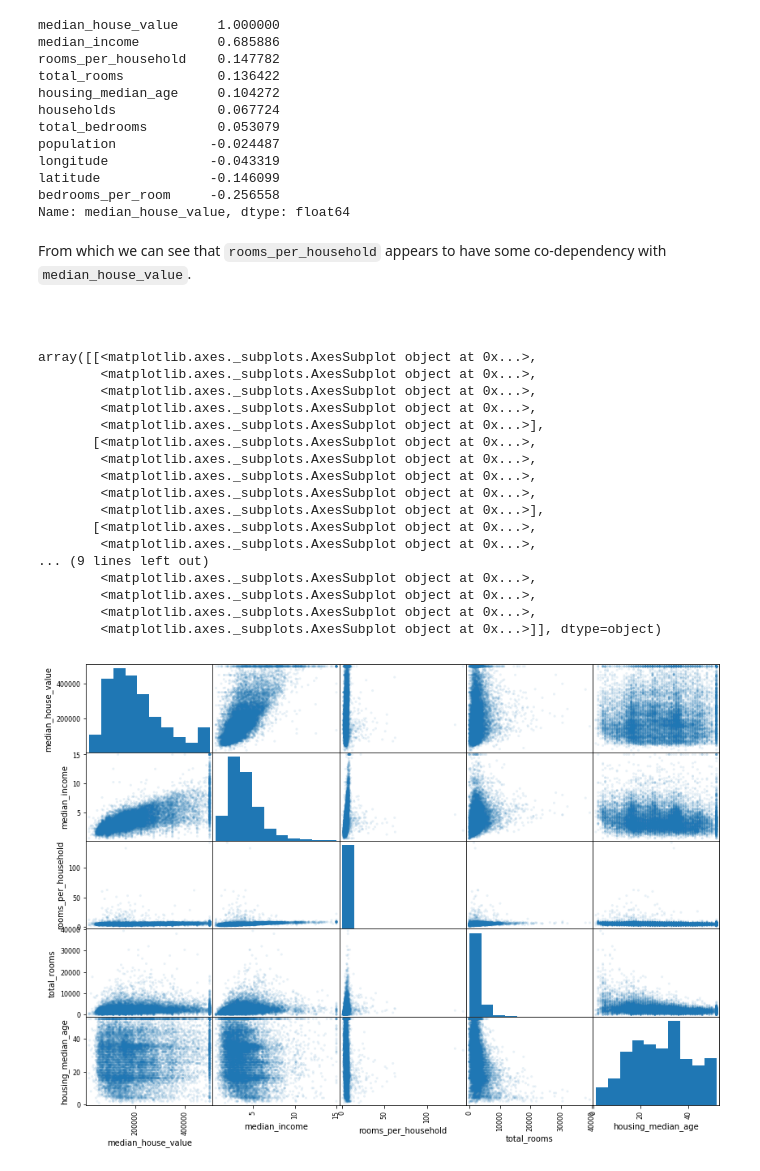
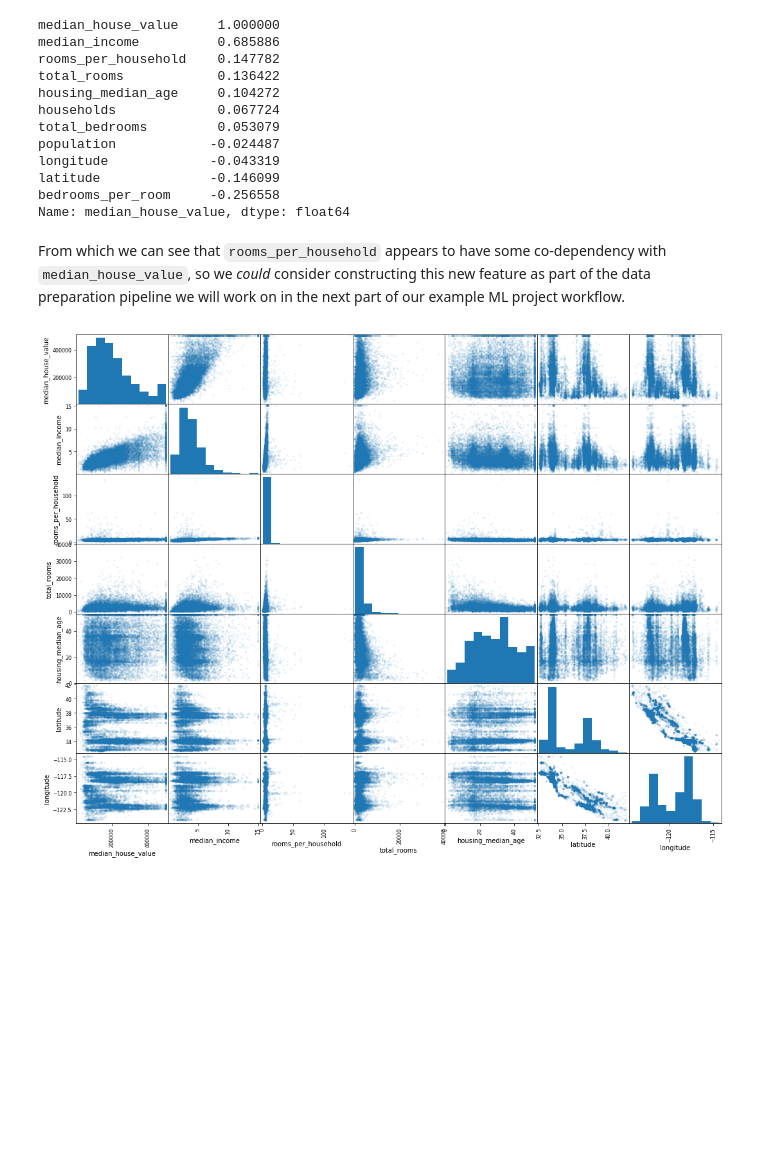
Before and after one commit to IronistM/ml-project-workflow, a Jupyter notebook: Data Exploration.ipynb, the cells around one changed output. Drawn from its saved outputs; the diff is of its cells as text; code cells hidden in the pictures; blank space fills up the shorter version.

```diff
--- a/Data Exploration.ipynb
+++ b/Data Exploration.ipynb
@@ -7,7 +7,7 @@ import numpy as np
 import pandas as pd
 import matplotlib.pyplot as plt
 
-data = pd.read_csv('data/housing_train.csv')
+train_data = pd.read_csv('data/housing_train.csv')
 # %% [markdown]
 ## Data Quality
 Looking specifically for missing data.
@@ -141,9 +139,9 @@ Creating new variables from existing ones.
 # %%
-data['rooms_per_household'] = data['total_rooms'] / data['households']
-data['bedrooms_per_room'] = data['total_bedrooms'] / data['total_rooms']
-data['bedrooms_per_room'] = data['total_bedrooms'] / data['total_rooms']
+train_data['rooms_per_household'] = train_data['total_rooms'] / train_data['households']
+train_data['bedrooms_per_room'] = train_data['total_bedrooms'] / train_data['total_rooms']
+train_data['bedrooms_per_room'] = train_data['total_bedrooms'] / train_data['total_rooms']
 
-corr_matrix = data.corr()
+corr_matrix = train_data.corr()
 corr_matrix['median_house_value'].sort_values(ascending=False)
 # %% [output]
 median_house_value     1.000000
@@ -159,35 +157,19 @@ latitude              -0.146099
 bedrooms_per_room     -0.256558
 Name: median_house_value, dtype: float64
 # %% [markdown]
-From which we can see that `rooms_per_household` appears to have some co-dependency with `median_house_value`.
+From which we can see that `rooms_per_household` appears to have some co-dependency with `median_house_value`, so we *could* consider constructing this new feature as part of the data preparation pipeline we will work on in the next part of our example ML project workflow.
-# %% [markdown]
-###
 # %%
 scatter_variables = [
     'median_house_value',
     'median_income',
     'rooms_per_household',
     'total_rooms',
-    'housing_median_age']
+    'housing_median_age',
+    'latitude',
+    'longitude'
+]
 
-pd.plotting.scatter_matrix(
-    data[scatter_variables], figsize=(14, 10), alpha=0.1)
+splot = pd.plotting.scatter_matrix(
+    train_data[scatter_variables], figsize=(18, 14), alpha=0.1)
 # %% [output]
-array([[<matplotlib.axes._subplots.AxesSubplot object at 0x...>,
-        <matplotlib.axes._subplots.AxesSubplot object at 0x...>,
-        <matplotlib.axes._subplots.AxesSubplot object at 0x...>,
-        <matplotlib.axes._subplots.AxesSubplot object at 0x...>,
-        <matplotlib.axes._subplots.AxesSubplot object at 0x...>],
-       [<matplotlib.axes._subplots.AxesSubplot object at 0x...>,
-        <matplotlib.axes._subplots.AxesSubplot object at 0x...>,
-        <matplotlib.axes._subplots.AxesSubplot object at 0x...>,
-        <matplotlib.axes._subplots.AxesSubplot object at 0x...>,
-        <matplotlib.axes._subplots.AxesSubplot object at 0x...>],
-       [<matplotlib.axes._subplots.AxesSubplot object at 0x...>,
-        <matplotlib.axes._subplots.AxesSubplot object at 0x...>,
-... (9 lines left out)
-        <matplotlib.axes._subplots.AxesSubplot object at 0x...>,
-        <matplotlib.axes._subplots.AxesSubplot object at 0x...>,
-        <matplotlib.axes._subplots.AxesSubplot object at 0x...>,
-        <matplotlib.axes._subplots.AxesSubplot object at 0x...>]], dtype=object)
-[figure, old version]
+[figure, new version]
```
Also changed, not shown: parts of 24 cells of this notebook, 3 other files.
